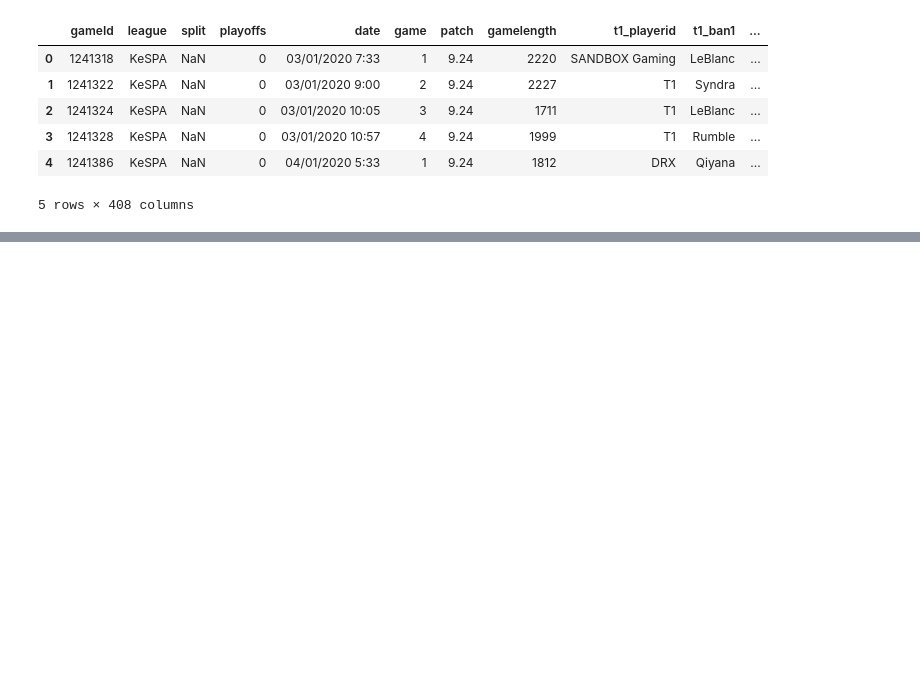
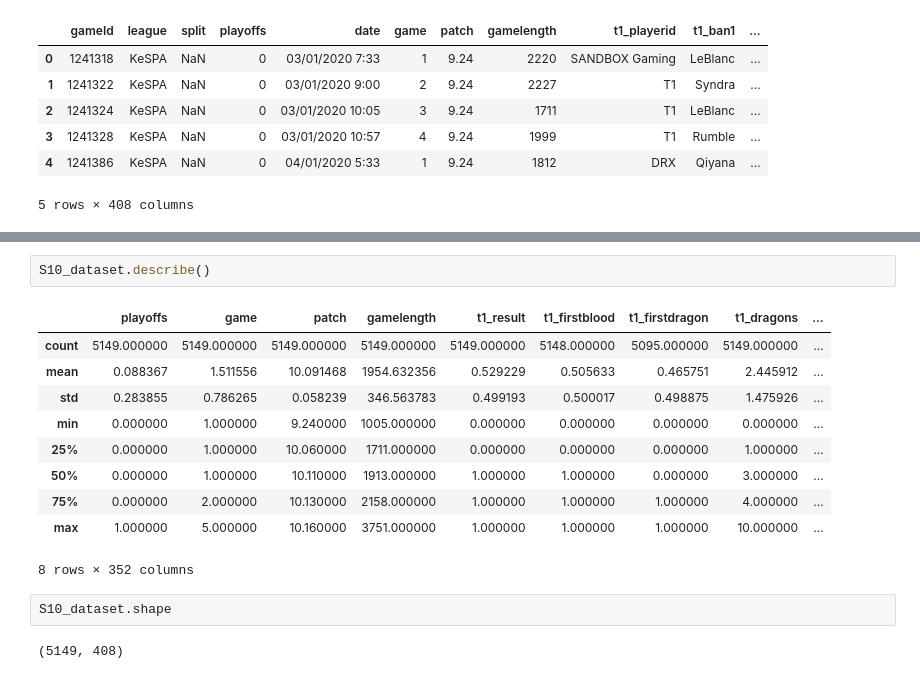
Before and after one commit to CamiloAPB/EDA_DS, a Jupyter notebook: Src/Notebooks/EDA_S10_MainRep.ipynb, the cells around one changed output, grey strips where cells are left out. Drawn from its saved outputs; the diff is of its cells as text; blank space fills up the shorter version.

```diff
--- a/Src/Notebooks/EDA_S10_MainRep.ipynb
+++ b/Src/Notebooks/EDA_S10_MainRep.ipynb
@@ -402,0 +82,17 @@ major_leagues.groupby(["league", "split", "playoffs"])["t1_result"].value_counts
+# %%
+S10_dataset.describe()
+# %% [output]
+|  | playoffs | game | patch | gamelength | t1_result | t1_firstblood | t1_firstdragon | t1_dragons | ... |
+| count | 5149.000000 | 5149.000000 | 5149.000000 | 5149.000000 | 5149.000000 | 5148.000000 | 5095.000000 | 5149.000000 | ... |
+| mean | 0.088367 | 1.511556 | 10.091468 | 1954.632356 | 0.529229 | 0.505633 | 0.465751 | 2.445912 | ... |
+| std | 0.283855 | 0.786265 | 0.058239 | 346.563783 | 0.499193 | 0.500017 | 0.498875 | 1.475926 | ... |
+| min | 0.000000 | 1.000000 | 9.240000 | 1005.000000 | 0.000000 | 0.000000 | 0.000000 | 0.000000 | ... |
+| 25% | 0.000000 | 1.000000 | 10.060000 | 1711.000000 | 0.000000 | 0.000000 | 0.000000 | 1.000000 | ... |
+| 50% | 0.000000 | 1.000000 | 10.110000 | 1913.000000 | 1.000000 | 1.000000 | 0.000000 | 3.000000 | ... |
+| 75% | 0.000000 | 2.000000 | 10.130000 | 2158.000000 | 1.000000 | 1.000000 | 1.000000 | 4.000000 | ... |
+| max | 1.000000 | 5.000000 | 10.160000 | 3751.000000 | 1.000000 | 1.000000 | 1.000000 | 10.000000 | ... |
+8 rows × 352 columns
+# %%
+S10_dataset.shape
+# %% [output]
+(5149, 408)
```
Also changed, not shown: parts of 55 cells of this notebook.
